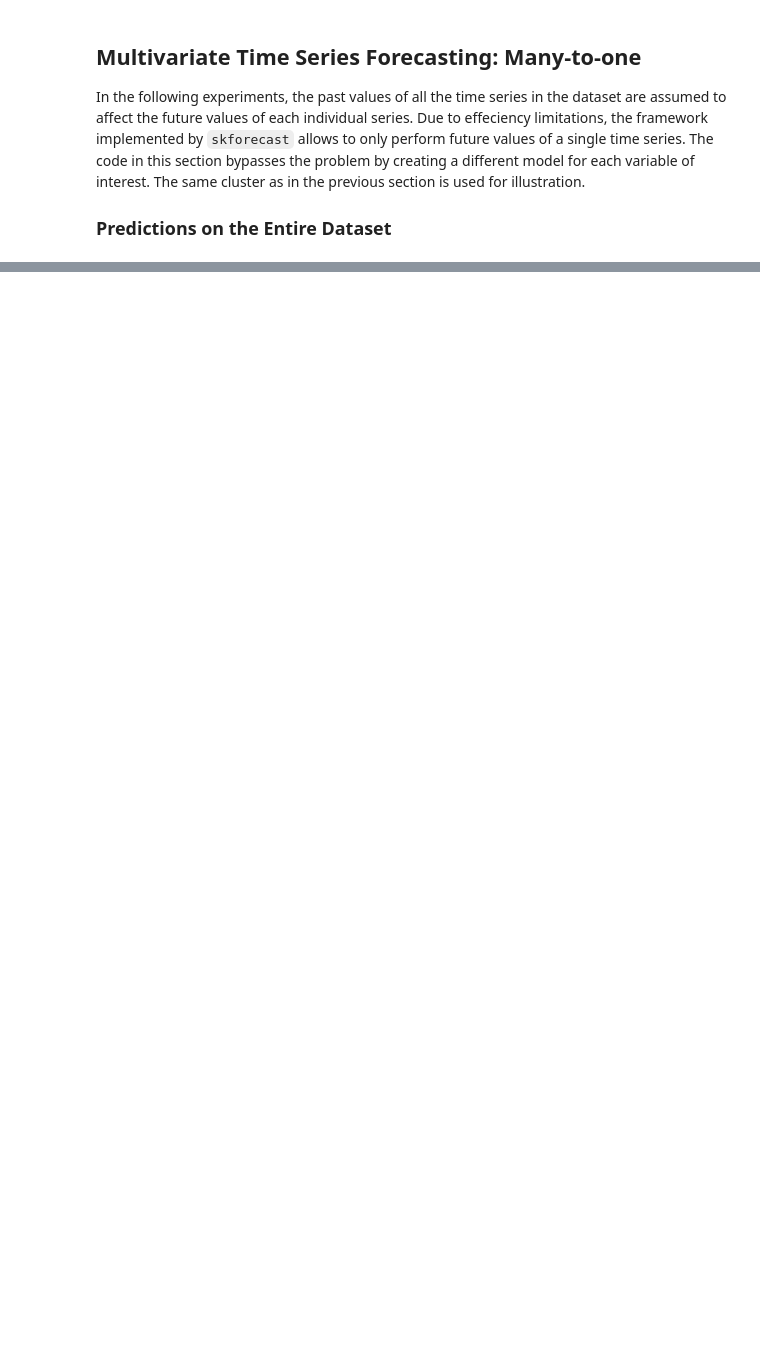
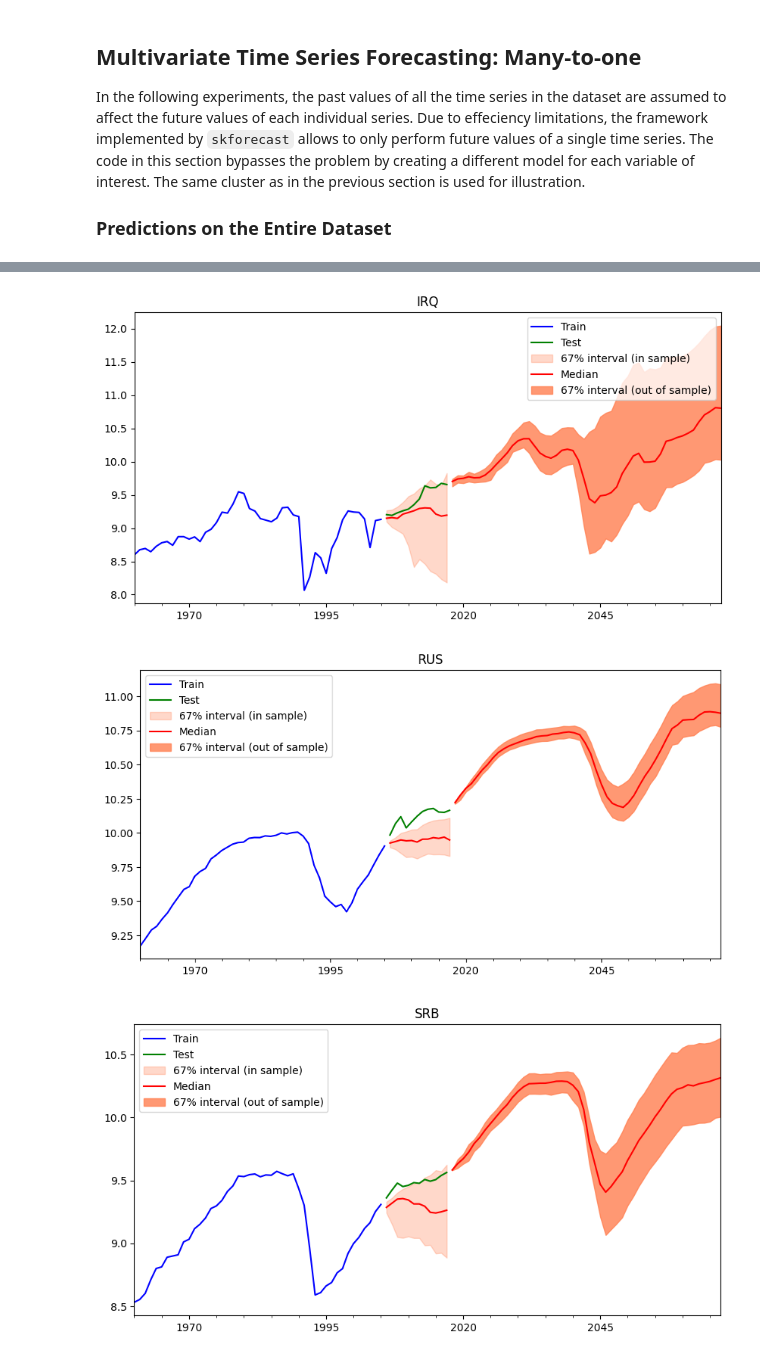
Before and after one commit to GeorgeKontos14/HPB-Economy, a Jupyter notebook: prob_forecasting.ipynb, the cells around one changed output, grey strips where cells are left out. Drawn from its saved outputs; the diff is of its cells as text; code cells hidden in the pictures; blank space fills up the shorter version.

Commit message:
Implementation of Multiple series Direct Multi-Variate forecasting

```diff
--- a/prob_forecasting.ipynb
+++ b/prob_forecasting.ipynb
@@ -281,0 +281,35 @@ for country in cluster:
+# %%
+train_split = 0.8
+lower_quant = 17
+upper_quant = 84
+horizon = 50
+pred_int_perc = 67
+
+data_train, data_test, test_preds, horizon_preds = MultivariateForecasts.many_to_many_forecasts(
+    y = gdp_data,
+    countries = names,
+    arima_orders=arima_orders,
+    train_split=train_split,
+    start_year=start_year,
+    horizon=horizon,
+    lower_quantile=lower_quant,
+    upper_quantile=upper_quant,
+    countries_to_predict=cluster
+)
+
+for country in cluster:
+    selected_test_preds = DataUtils.select_predictions(country, test_preds)
+    selected_horizon_preds = DataUtils.select_predictions(country, horizon_preds)
+
+    VisualUtils.plot_forecast_intervals(
+        data_train[country],
+        data_test[country],
+        country,
+        selected_test_preds,
+        selected_horizon_preds,
+        67
+    )
+# %% [output]
+[figure, added]
+[figure, added]
+[figure, added]
```
Also changed, not shown: parts of 12 cells of this notebook, 12 other files.
